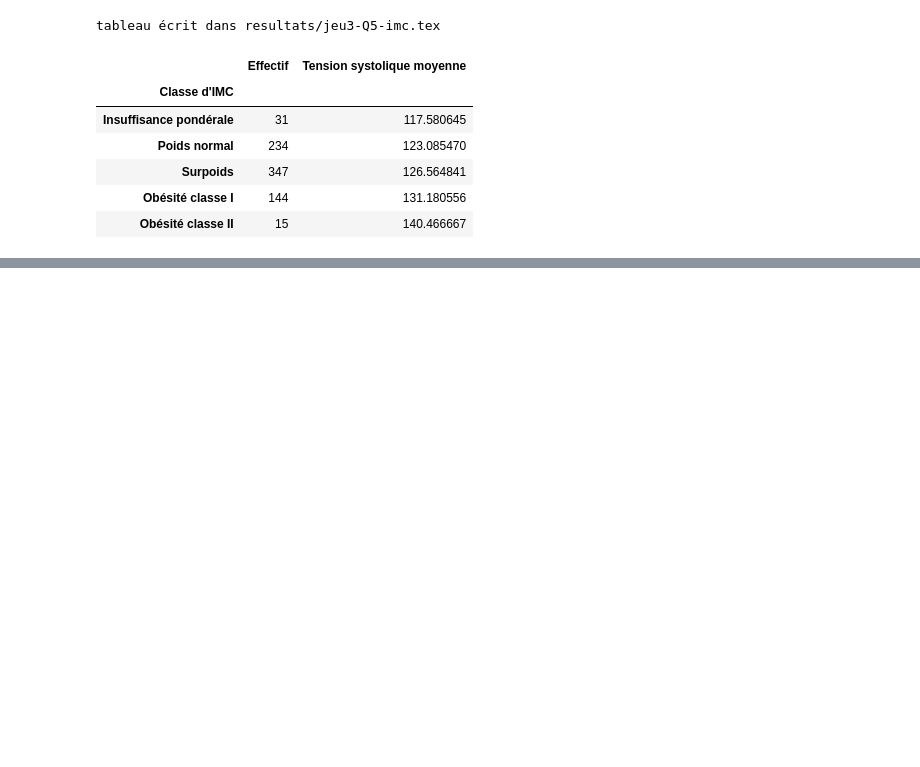
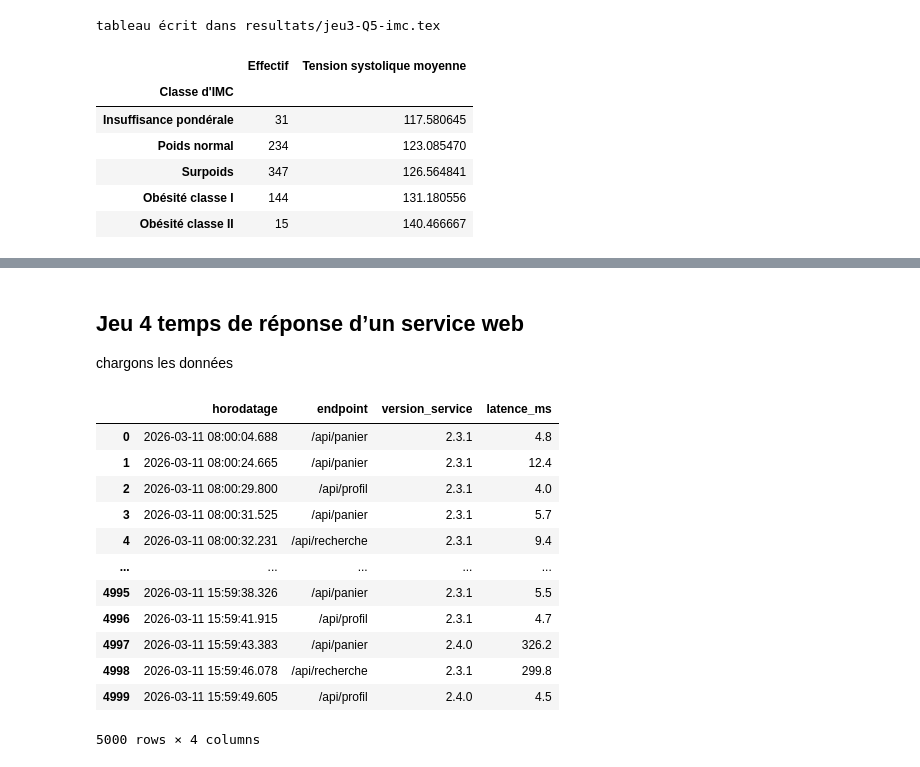
Before and after one commit to Dandalex/Devoir1ConceptStat, a Jupyter notebook: Dandrea_Devoir_I.ipynb, the cells around one changed output, grey strips where cells are left out. Cells and saved outputs as stored; diff of their text form; code cells hidden in the pictures; blank space fills up the shorter version.

```diff
--- a/Dandrea_Devoir_I.ipynb
+++ b/Dandrea_Devoir_I.ipynb
@@ -1407,0 +1438,21 @@ pd.crosstab(df_j3_corrige["sexe"], df_j3_corrige["tabagisme"], normalize="index"
+# %% [markdown]
+## Jeu 4 temps de réponse d’un service web
+
+chargons les données
+# %%
+df_j4=pd.read_csv('latence_service.csv')
+df_j4
+# %% [output]
+|  | horodatage | endpoint | version_service | latence_ms |
+| 0 | 2026-03-11 08:00:04.688 | /api/panier | 2.3.1 | 4.8 |
+| 1 | 2026-03-11 08:00:24.665 | /api/panier | 2.3.1 | 12.4 |
+| 2 | 2026-03-11 08:00:29.800 | /api/profil | 2.3.1 | 4.0 |
+| 3 | 2026-03-11 08:00:31.525 | /api/panier | 2.3.1 | 5.7 |
+| 4 | 2026-03-11 08:00:32.231 | /api/recherche | 2.3.1 | 9.4 |
+| ... | ... | ... | ... | ... |
+| 4995 | 2026-03-11 15:59:38.326 | /api/panier | 2.3.1 | 5.5 |
+| 4996 | 2026-03-11 15:59:41.915 | /api/profil | 2.3.1 | 4.7 |
+| 4997 | 2026-03-11 15:59:43.383 | /api/panier | 2.4.0 | 326.2 |
+| 4998 | 2026-03-11 15:59:46.078 | /api/recherche | 2.3.1 | 299.8 |
+| 4999 | 2026-03-11 15:59:49.605 | /api/profil | 2.4.0 | 4.5 |
+5000 rows × 4 columns
```
Also changed, not shown: parts of 6 cells of this notebook, 3 other files.
